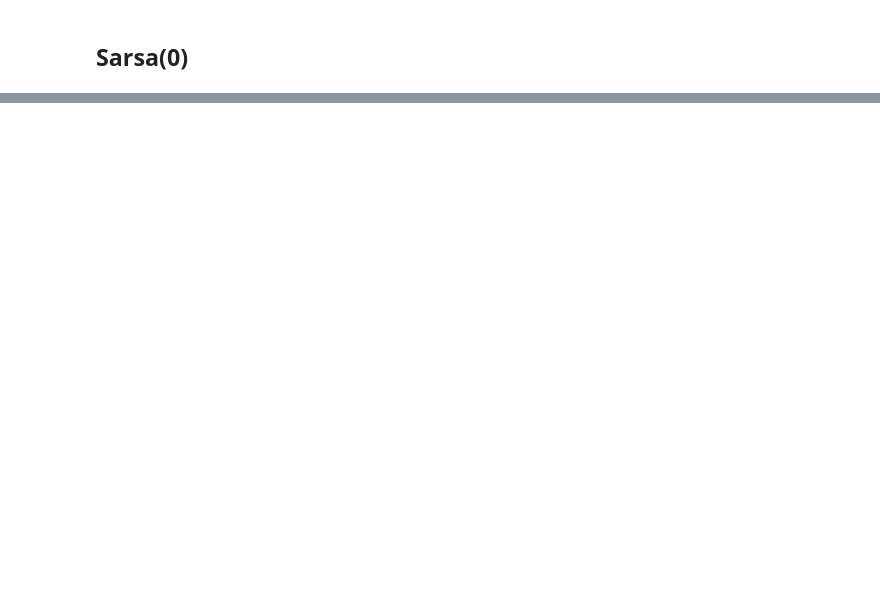
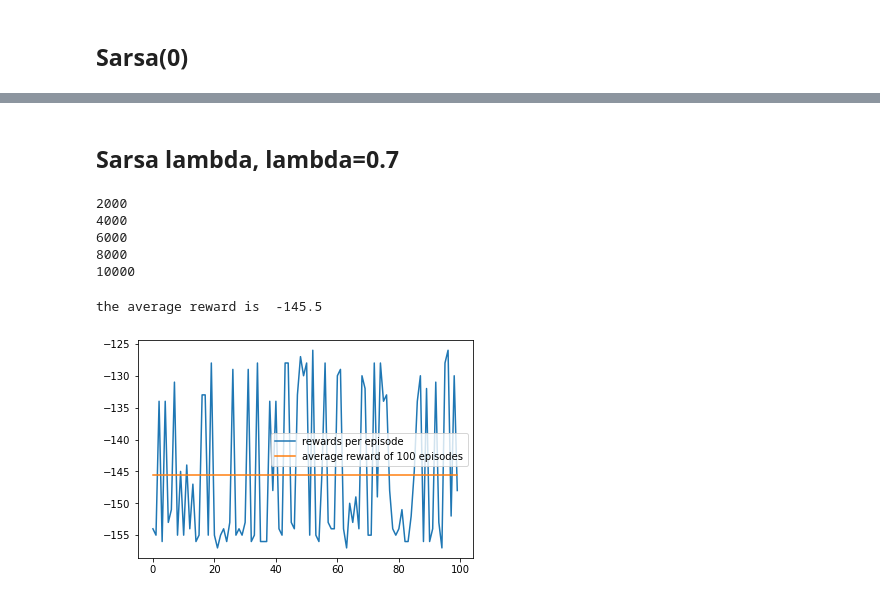
Before and after one commit to Xiaolumang/SIT_796_RL, a Jupyter notebook: task_7_1D.ipynb, the cells around one changed output, grey strips where cells are left out. Saved outputs shown, nothing was run; the diff lists cells and outputs as text; code cells hidden in the pictures; blank space fills up the shorter version.

```diff
--- a/task_7_1D.ipynb
+++ b/task_7_1D.ipynb
@@ -232,0 +334,16 @@ show_videos(env)
+# %% [markdown]
+## Sarsa lambda, lambda=0.7
+# %%
+model_sarsa_0_7 = Sarsa_lambda(0.7)
+# %% [output]
+2000
+4000
+6000
+8000
+10000
+# %%
+total_rewards_per_episode_sarsa_2 = run_episodes(model_sarsa_0_7)
+plot_episodes(total_rewards_per_episode_sarsa_2)
+# %% [output]
+the average reward is  -145.5
+[figure, added]
```
Also changed, not shown: parts of 25 cells of this notebook.
